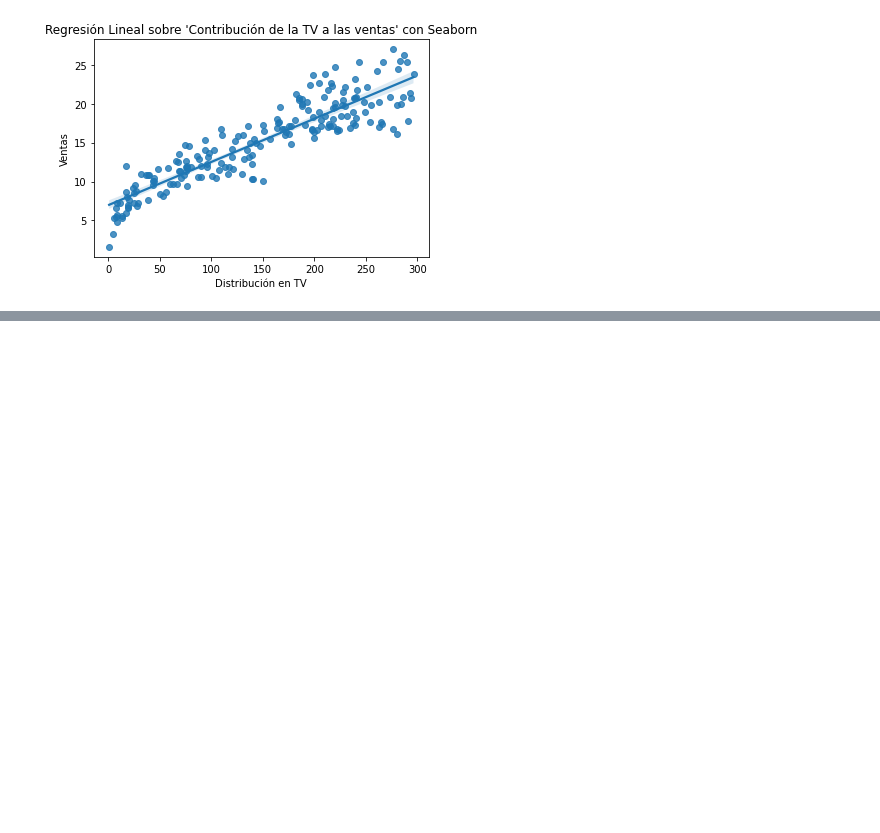
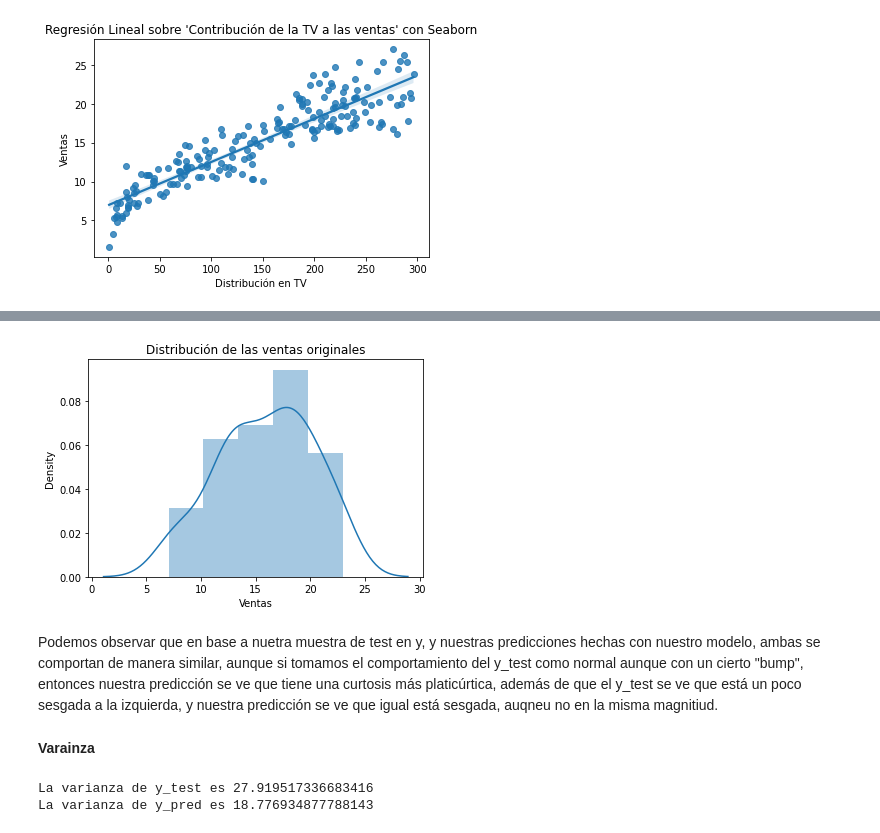
Before and after one commit to francoquintanilla0/Modulo2-ML, a Jupyter notebook: Modelo_RegLin.ipynb, the cells around one changed output, grey strips where cells are left out. Saved outputs shown, nothing was run; the diff lists cells and outputs as text; code cells hidden in the pictures; blank space fills up the shorter version.

```diff
--- a/Modelo_RegLin.ipynb
+++ b/Modelo_RegLin.ipynb
@@ -169,0 +183,19 @@ Si tratamos de meter las variables de "Radio" y "Newspaper" el modelo empieza a
+# %%
+sns.distplot(y_pred)
+plt.title("Distribución de las ventas originales")
+plt.xlabel("Ventas")
+plt.show()
+# %% [output]
+[figure, added]
+# %% [markdown]
+Podemos observar que en base a nuetra muestra de test en y, y nuestras predicciones hechas con nuestro modelo, ambas se comportan de manera similar, aunque si tomamos el comportamiento del y_test como normal aunque con un cierto "bump", entonces nuestra predicción se ve que tiene una curtosis más platicúrtica, además de que el y_test se ve que está un poco sesgada a la izquierda, y nuestra predicción se ve que igual está sesgada, auqneu no en la misma magnitiud.
+# %% [markdown]
+**Varainza**
+# %%
+from statistics import variance
+
+print("La varianza de y_test es " + str(variance(df["Sales"])))
+print("La varianza de y_pred es " + str(variance(y_pred)))
+# %% [output]
+La varianza de y_test es 27.919517336683416
+La varianza de y_pred es 18.776934877788143
```
Also changed, not shown: parts of 16 cells of this notebook.
